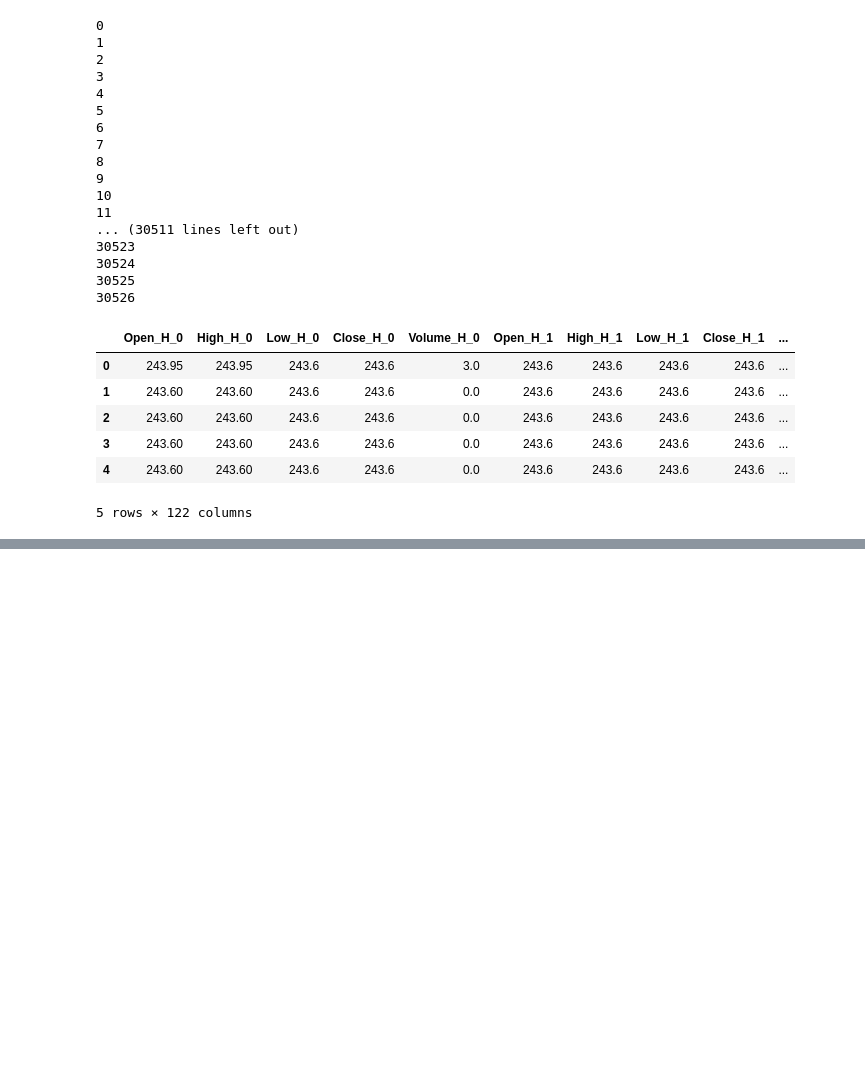
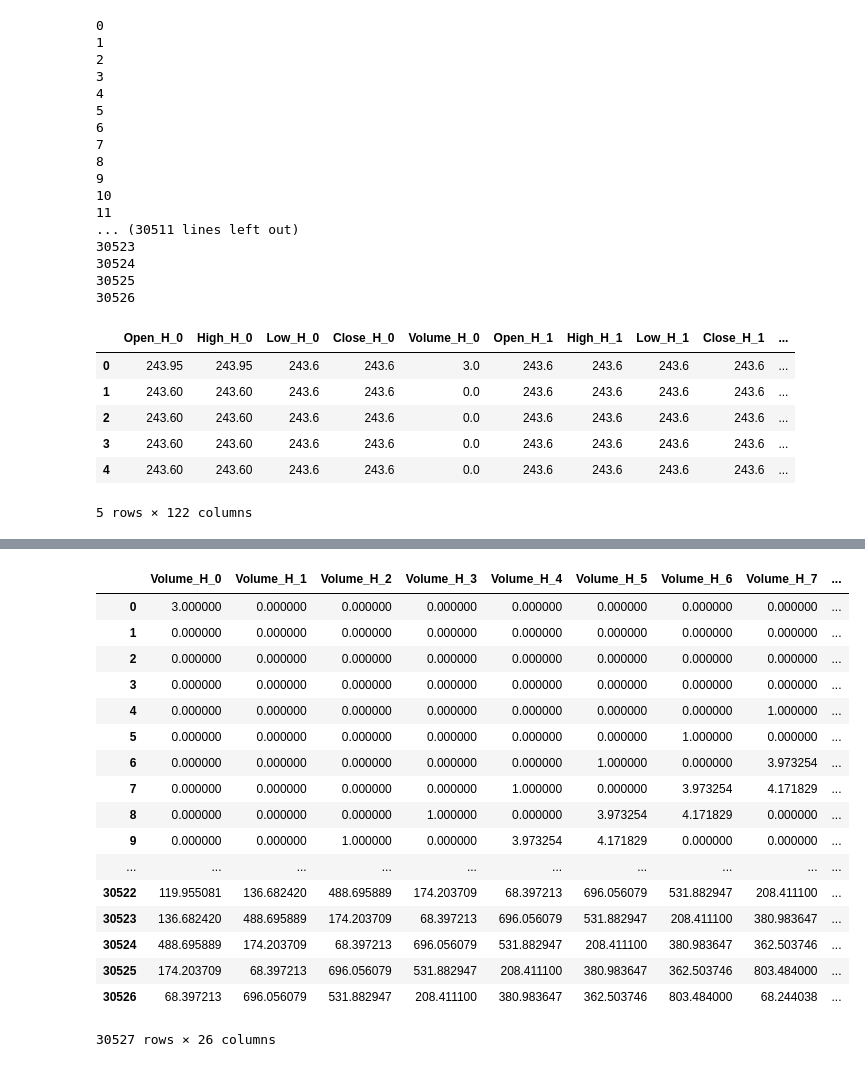
Before and after one commit to Nexil221/BSc-project, a Jupyter notebook: rf1.ipynb, the cells around one changed output, grey strips where cells are left out. Cells and saved outputs as stored; diff of their text form; code cells hidden in the pictures; blank space fills up the shorter version.

```diff
--- a/rf1.ipynb
+++ b/rf1.ipynb
@@ -255 +237,27 @@ df_dayrow.head()
+# %%
+for i in range( len(df_volume)-1):
+    df_volume.loc[i, 'Volume_X'] = df_volume.iloc[i+1][23]
+# %%
+df_volume.drop(df_volume.index[30527], inplace=True)
+# %%
+df_volume
+# %% [output]
+|  | Volume_H_0 | Volume_H_1 | Volume_H_2 | Volume_H_3 | Volume_H_4 | Volume_H_5 | Volume_H_6 | Volume_H_7 | ... |
+| 0 | 3.000000 | 0.000000 | 0.000000 | 0.000000 | 0.000000 | 0.000000 | 0.000000 | 0.000000 | ... |
+| 1 | 0.000000 | 0.000000 | 0.000000 | 0.000000 | 0.000000 | 0.000000 | 0.000000 | 0.000000 | ... |
+| 2 | 0.000000 | 0.000000 | 0.000000 | 0.000000 | 0.000000 | 0.000000 | 0.000000 | 0.000000 | ... |
+| 3 | 0.000000 | 0.000000 | 0.000000 | 0.000000 | 0.000000 | 0.000000 | 0.000000 | 0.000000 | ... |
+| 4 | 0.000000 | 0.000000 | 0.000000 | 0.000000 | 0.000000 | 0.000000 | 0.000000 | 1.000000 | ... |
+| 5 | 0.000000 | 0.000000 | 0.000000 | 0.000000 | 0.000000 | 0.000000 | 1.000000 | 0.000000 | ... |
+| 6 | 0.000000 | 0.000000 | 0.000000 | 0.000000 | 0.000000 | 1.000000 | 0.000000 | 3.973254 | ... |
+| 7 | 0.000000 | 0.000000 | 0.000000 | 0.000000 | 1.000000 | 0.000000 | 3.973254 | 4.171829 | ... |
+| 8 | 0.000000 | 0.000000 | 0.000000 | 1.000000 | 0.000000 | 3.973254 | 4.171829 | 0.000000 | ... |
+| 9 | 0.000000 | 0.000000 | 1.000000 | 0.000000 | 3.973254 | 4.171829 | 0.000000 | 0.000000 | ... |
+| ... | ... | ... | ... | ... | ... | ... | ... | ... | ... |
+| 30522 | 119.955081 | 136.682420 | 488.695889 | 174.203709 | 68.397213 | 696.056079 | 531.882947 | 208.411100 | ... |
+| 30523 | 136.682420 | 488.695889 | 174.203709 | 68.397213 | 696.056079 | 531.882947 | 208.411100 | 380.983647 | ... |
+| 30524 | 488.695889 | 174.203709 | 68.397213 | 696.056079 | 531.882947 | 208.411100 | 380.983647 | 362.503746 | ... |
+| 30525 | 174.203709 | 68.397213 | 696.056079 | 531.882947 | 208.411100 | 380.983647 | 362.503746 | 803.484000 | ... |
+| 30526 | 68.397213 | 696.056079 | 531.882947 | 208.411100 | 380.983647 | 362.503746 | 803.484000 | 68.244038 | ... |
+30527 rows × 26 columns
 # %%
```
Also changed, not shown: parts of 28 cells of this notebook.
